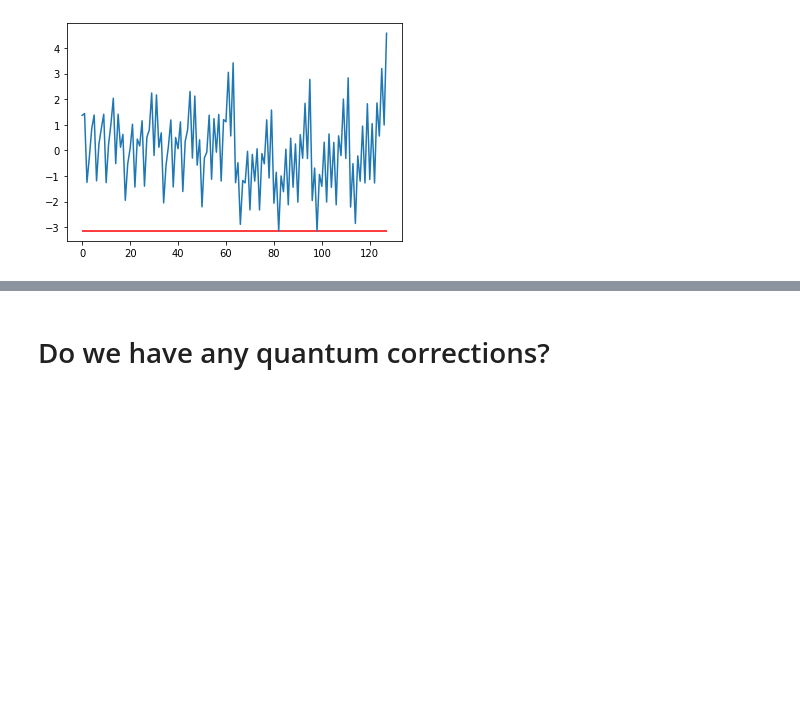
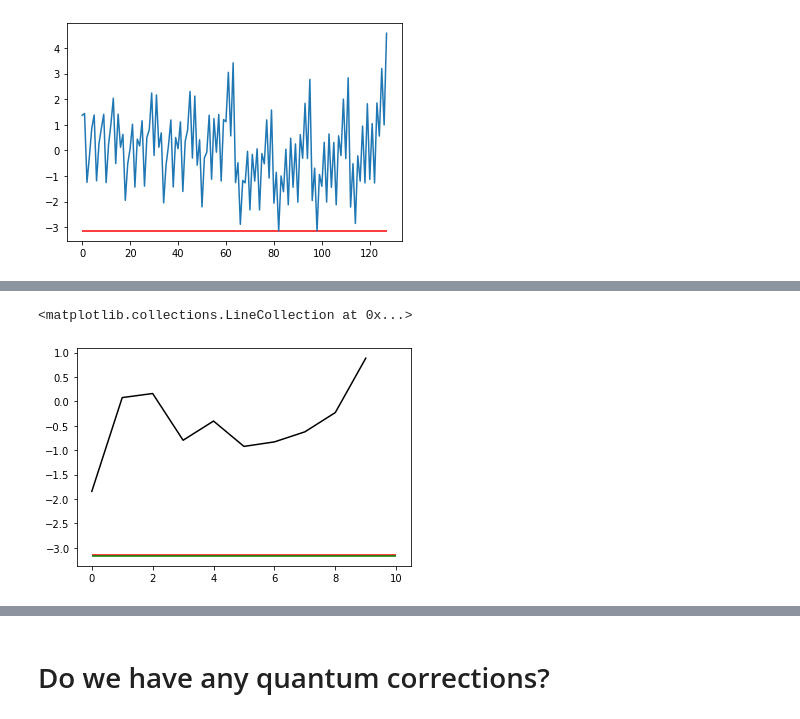
Before and after one commit to wmkirby1/CS-VQE, a Jupyter notebook: Epistemic State Sampling 2.ipynb, the cells around one changed output, grey strips where cells are left out. Cells and saved outputs as stored; diff of their text form; code cells hidden in the pictures; blank space fills up the shorter version.

```diff
--- a/Epistemic State Sampling 2.ipynb
+++ b/Epistemic State Sampling 2.ipynb
@@ -384,13 +460,10 @@ ham_noncon_q = q_conv.dict_to_QubitOperator(ham_noncon, num_qubits)
 ham_context_q = q_conv.dict_to_QubitOperator(ham_context, num_qubits)
 
 #take expectation value algebraically
-for t in np.linspace(0, 3, 0.1):
-    H = LinearQubitOperator(ham_context_q, num_qubits)
-    psi = add_eigenstate(r1=r1, r2=r2, index=82, theta=t, n=0, num_qubits=num_qubits)
-    psi_conj = np.conjugate(psi)
 
-    H_psi = H.matvec(psi)
-    expect = psi_conj.dot(H_psi)
+for p in np.linspace(0, 1, 1):
+    psi = add_eigenstate(r1=r1, r2=r2, index=82, theta=0, n=0, num_qubits=num_qubits)
+    expect = expectation(ham_q, psi)
 
     print('<H> w.r.t. simultaneous eigenstate:', expect)
     print('Noncontextual approximation:', gs_noncon_energy)
@@ -403,16 +478,11 @@ from matplotlib import pyplot as plt
 X=[]
 Y=[]
 
-H = LinearQubitOperator(ham_q, num_qubits)
-
 for i in range(2**(num_qubits-1)):
     X.append(i)
     psi = add_eigenstate(r1=r1, r2=r2, index=i, theta=0, n=0, num_qubits=num_qubits)
-    psi_conj = np.conjugate(psi)
 
-    H_psi = H.matvec(psi)
-    expect = psi_conj.dot(H_psi)
-    Y.append(expect)
+    Y.append(expectation(ham_noncon_q, psi))
 
 plt.plot(X, Y)
 plt.hlines(gs_noncon_energy, 0, 127, color='r')
@@ -463,0 +500,61 @@ plt.hlines(gs_noncon_energy, 0, 10, color='r')
+# %%
+#take expectation value algebraically
+from matplotlib import pyplot as plt
+shots=10
+
+#rot_ham, rot_ham_noncon, rot_ham_context = rotate_hamiltonian(rotations, ham, ham_noncon, ham_context)
+new_rot_ham_noncon, new_rot_ham_context = discard_generator(ham_noncon, ham_context, ['IIIIIIIZ', 'IIIIIZII', 'IIIIZIII', 'IIIZIIII', 'IIZIIIII'])
+
+rot_ham_q = q_conv.dict_to_QubitOperator(ham, num_qubits)
+new_rot_ham_noncon_q = q_conv.dict_to_QubitOperator(new_rot_ham_noncon, num_qubits)
+new_rot_ham_context_q = q_conv.dict_to_QubitOperator(new_rot_ham_context, num_qubits)
+
+
+def expectation_optimiser(ham_noncon_q, ham_context_q, p):
+    eigenstate_indices = find_eigenstate_indices('01010010', [7, 5, 4, 3, 2])
+
+    psi = np.array([0 for i in range(2**num_qubits)], dtype=complex)
+    for index, i in enumerate(eigenstate_indices):
+        psi += (p[index])*add_eigenstate(r1=r1, r2=r2, theta=0, n=0, index=i, num_qubits=num_qubits)
+
+    expect_noncon = expectation(ham_noncon_q, psi)
+    expect_context = expectation(ham_context_q, psi)
+
+    return expect_noncon + expect_context
+
+eigenstate_indices = find_eigenstate_indices('01010010', [7, 5, 4, 3, 2])
+X=[random_vector(len(eigenstate_indices)) for i in range(shots)]
+Y_noncon=[]
+Y_context=[]
+Y_combined=[]
+Y_full=[]
+
+#A_op = QubitOperator('Y0 Z1 Z2 Z3 Z4 Z5 Y6 Z7', r1) + QubitOperator('Z6', r2)
+#A = LinearQubitOperator(A_op, num_qubits)
+
+for p in X:
+    expect = expectation_optimiser(new_rot_ham_noncon_q, new_rot_ham_context_q, p)
+
+    #Y_full.append(expect_full)
+    #Y_noncon.append(expect_noncon)
+    #Y_context.append(expect_context)
+    Y_combined.append(expect)
+
+    #print(p, expect_noncon + expect_context < gs_noncon_energy)
+    #print((np.conjugate(psi)).dot(psi))
+    #Verify +1-eigenstate
+    #A_psi = A.matvec(psi)
+    #print(psi_conj.dot(A_psi))
+
+#plt.plot(range(shots), Y_noncon, color='orange')
+#plt.plot(range(shots), Y_context, color='blue')
+plt.plot(range(shots), Y_combined, color='black')
+#plt.plot(range(shots), Y_combined, color='purple')
+plt.hlines(gs_noncon_energy, 0, shots, color='r')
+plt.hlines(true_gs, 0, shots, color='g')
+#print('<H> w.r.t. simultaneous eigenstate:', expect)
+#print('Noncontextual approximation:', gs_noncon_energy)
+#print('Expectation values match?', abs(expect - gs_noncon_energy) < 10**-12) #sanity check - expectation values match?
+# %% [output]
+<matplotlib.collections.LineCollection at 0x...>
+[figure, added]
```
Also changed, not shown: parts of 36 cells of this notebook, 1 other file.
